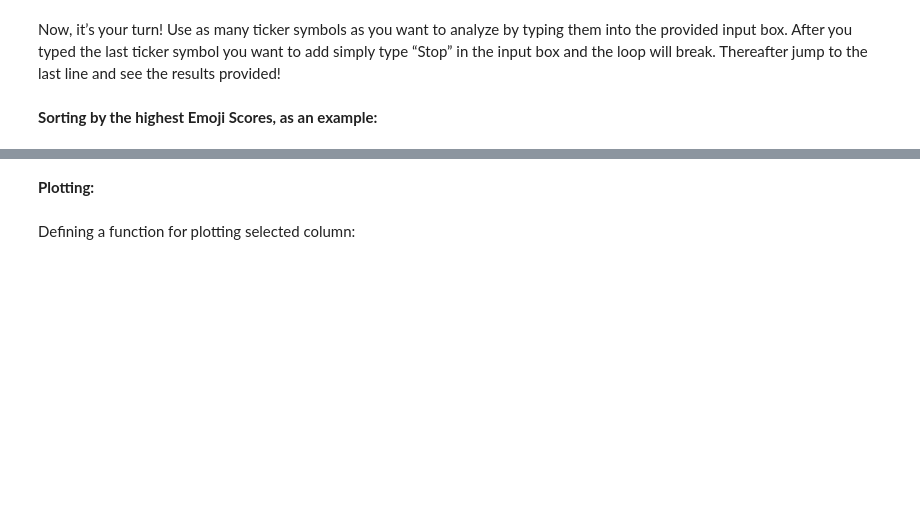
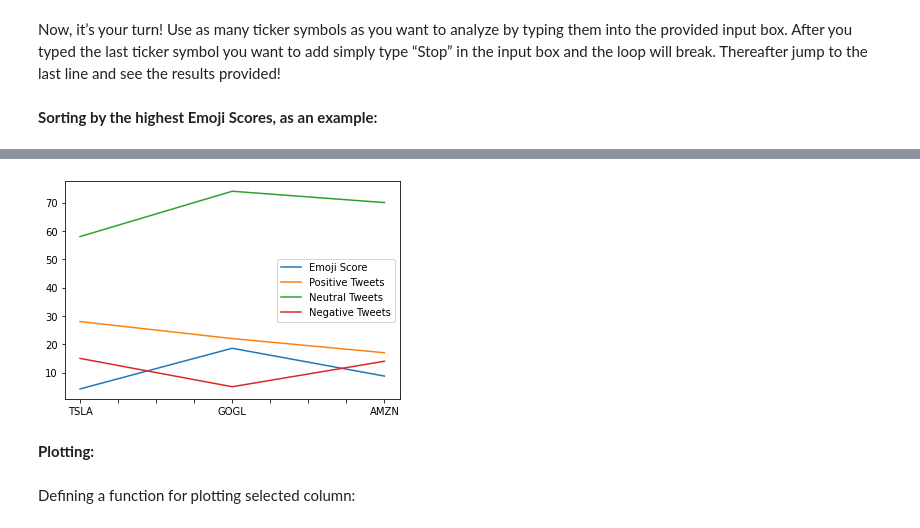
Before and after one commit to pashkaa8/Introduction-to-Programming, a Jupyter notebook: twitter_scrape_v2.ipynb, the cells around one changed output, grey strips where cells are left out. Saved outputs shown, nothing was run; the diff lists cells and outputs as text; code cells hidden in the pictures; blank space fills up the shorter version.

```diff
--- a/twitter_scrape_v2.ipynb
+++ b/twitter_scrape_v2.ipynb
@@ -222,3 +230,8 @@ selected_ticker_scores.sort_values(by=["Emoji Score"], ascending=False)
+# %%
+selected_ticker_scores.plot()
+plt.show()
+# %% [output]
+[figure, added]
 # %% [markdown]
 **Plotting:**
 # %% [markdown]
```
Also changed, not shown: parts of 7 cells of this notebook.
